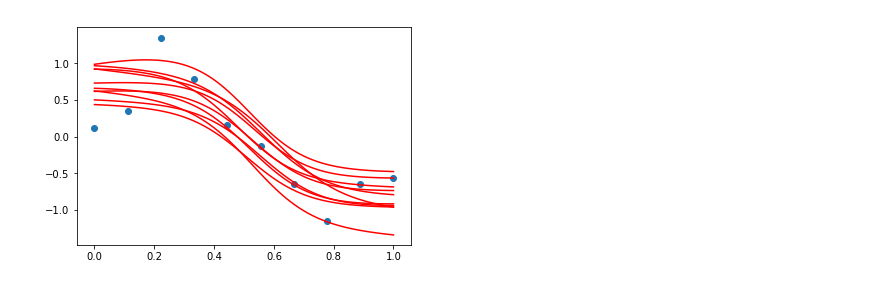
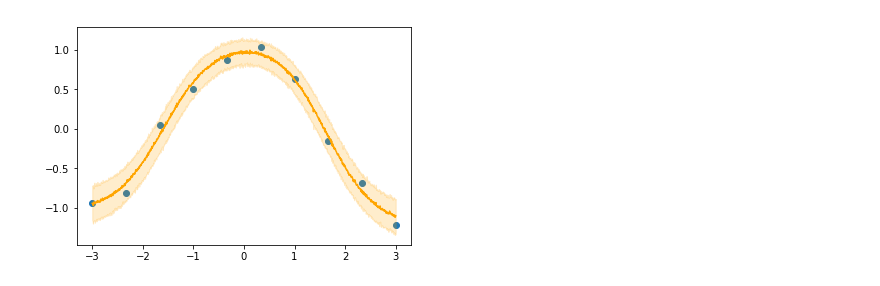
Before and after one commit to ctgk/bayesnet, a Jupyter notebook: notebook/regression.ipynb, the cells around one changed output. Cells and saved outputs as stored; diff of their text form; code cells hidden in the pictures.

```diff
--- a/notebook/regression.ipynb
+++ b/notebook/regression.ipynb
@@ -37,7 +36,7 @@ for _ in range(100000):
     log_likelihood.backward()
     optimizer.update()
 # %%
-x = np.linspace(0, 1, 100)[:, None]
+x = np.linspace(-3, 3, 1000)[:, None]
 plt.scatter(x_train, y_train)
 plt.plot(x, model(x), c="r")
 plt.show()
@@ -76,5 +83,5 @@ for _ in range(100000):
 # %%
-x = np.linspace(0, 1, 100)[:, None]
+x = np.linspace(-3, 3, 1000)[:, None]
 plt.scatter(x_train, y_train)
 plt.plot(x, model(x), c="r")
 plt.show()
@@ -86,46 +93,46 @@ class BayesianNetwork(bn.Network):
     def __init__(self, n_input, n_hidden, n_output):
         super().__init__(
             w1_mu=np.zeros((n_input, n_hidden)),
-            w1_logs=np.zeros((n_input, n_hidden)),
+            w1_s=np.zeros((n_input, n_hidden)),
             b1_mu=np.zeros(n_hidden),
-            b1_logs=np.zeros(n_hidden),
+            b1_s=np.zeros(n_hidden),
             w2_mu=np.zeros((n_hidden, n_output)),
-            w2_logs=np.zeros((n_hidden, n_output)),
+            w2_s=np.zeros((n_hidden, n_output)),
             b2_mu=np.zeros(n_output),
-            b2_logs=np.zeros(n_output)
+            b2_s=np.zeros(n_output)
         )
 
     def __call__(self, x, y=None):
         self.w1 = bn.random.Gaussian(
-            self.w1_mu, bn.exp(self.w1_logs),
+            self.w1_mu, bn.softplus(self.w1_s),
             prior=bn.random.Gaussian(np.zeros(self.w1_mu.shape), np.ones(self.w1_mu.shape))
         )
         self.b1 = bn.random.Gaussian(
-            self.b1_mu, bn.exp(self.b1_logs),
+            self.b1_mu, bn.softplus(self.b1_s),
             prior=bn.random.Gaussian(np.zeros(self.b1_mu.shape), np.ones(self.b1_mu.shape))
         )
         self.w2 = bn.random.Gaussian(
-            self.w2_mu, bn.exp(self.w2_logs),
+            self.w2_mu, bn.softplus(self.w2_s),
             prior=bn.random.Gaussian(np.zeros(self.w2_mu.shape), np.ones(self.w2_mu.shape))
         )
         self.b2 = bn.random.Gaussian(
-            self.b2_mu, bn.exp(self.b2_logs),
+            self.b2_mu, bn.softplus(self.b2_s),
             prior=bn.random.Gaussian(np.zeros(self.b2_mu.shape), np.ones(self.b2_mu.shape))
         )
         h = bn.tanh(x @ self.w1.draw() + self.b1.draw())
         mu = h @ self.w2.draw() + self.b2.draw()
         self.y = bn.random.Gaussian(mu, 0.1, data=y)
-        return mu.value
+        if y is None:
+            return self.y.draw().value
 # %%
-model = BayesianNetwork(1, 30, 1)
-optimizer = bn.optimizer.Adam(model)
+model = BayesianNetwork(1, 20, 1)
+optimizer = bn.optimizer.Adam(model, 0.1)
+optimizer.set_decay(0.9, 100)
 evidence = []
-for _ in range(100000):
+for _ in range(10000):
     model.cleargrad()
-    elbo = 0
-    for _ in range(3):
-        model(x_train, y_train)
-        elbo += model.elbo() / 3
+    model(x_train, y_train)
+    elbo = model.elbo()
     elbo.backward()
     optimizer.update()
     evidence.append(elbo.value)
@@ -137,8 +144,11 @@ plt.plot(evidence)
 # %%
-x = np.linspace(0, 1, 100)[:, None]
+x = np.linspace(-3, 3, 1000)[:, None]
 plt.scatter(x_train, y_train)
-for _ in range(10):
-    plt.plot(x, model(x), c="r")
+y = [model(x) for _ in range(100)]
+y_mean = np.mean(y, axis=0)
+y_std = np.std(y, axis=0)
+plt.plot(x, y_mean, c="orange")
+plt.fill_between(x.ravel(), (y_mean - y_std).ravel(), (y_mean + y_std).ravel(), color="orange", alpha=0.2)
 plt.show()
 # %% [output]
-[figure, old version]
+[figure, new version]
```
Also changed, not shown: parts of 9 cells of this notebook, 5 other files.
